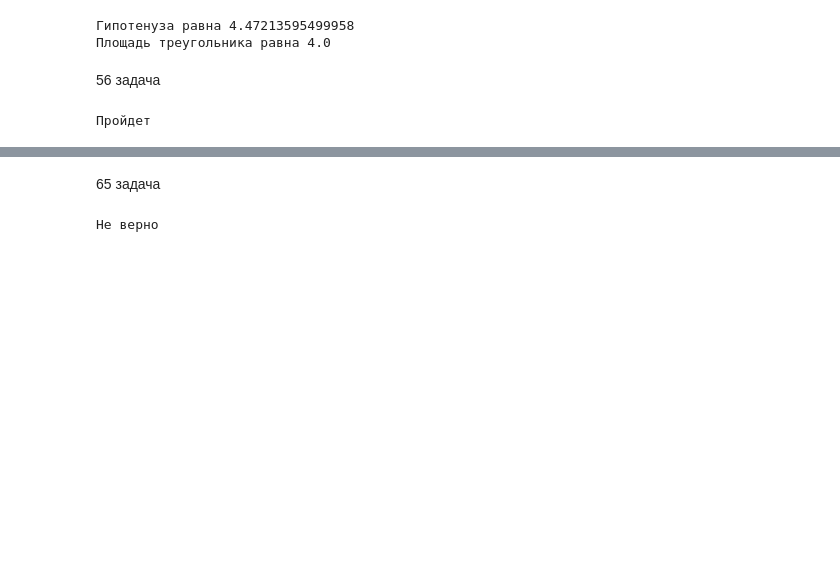
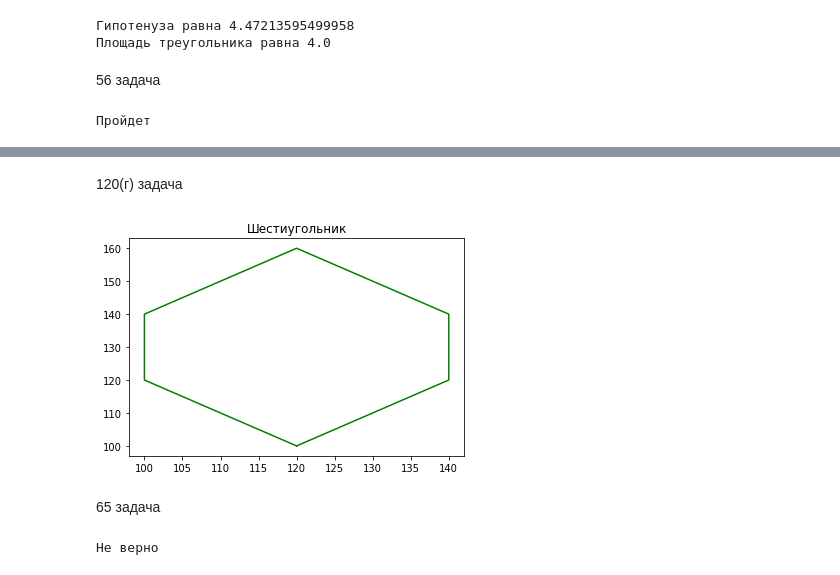
Before and after one commit to DashaMinina/DD, a Jupyter notebook: ans.ipynb, the cells around one changed output, grey strips where cells are left out. Drawn from its saved outputs; the diff is of its cells as text; code cells hidden in the pictures; blank space fills up the shorter version.

```diff
--- a/ans.ipynb
+++ b/ans.ipynb
@@ -32,3 +67,16 @@ else:
+# %% [markdown]
+120(г) задача
+# %%
+%matplotlib inline
+import matplotlib.pyplot as plt
+plt.title("Шестиугольник")
+plt.plot((120,140,140,120,100,100,120),(100,120,140,160,140,120,100),color = 'green',
+        markerfacecolor = 'lawngreen',
+        markeredgecolor = 'darkgreen')
+
+plt.show()
+# %% [output]
+[figure, added]
 # %% [markdown]
 65 задача
 # %%
```
Also changed, not shown: parts of 10 cells of this notebook.
